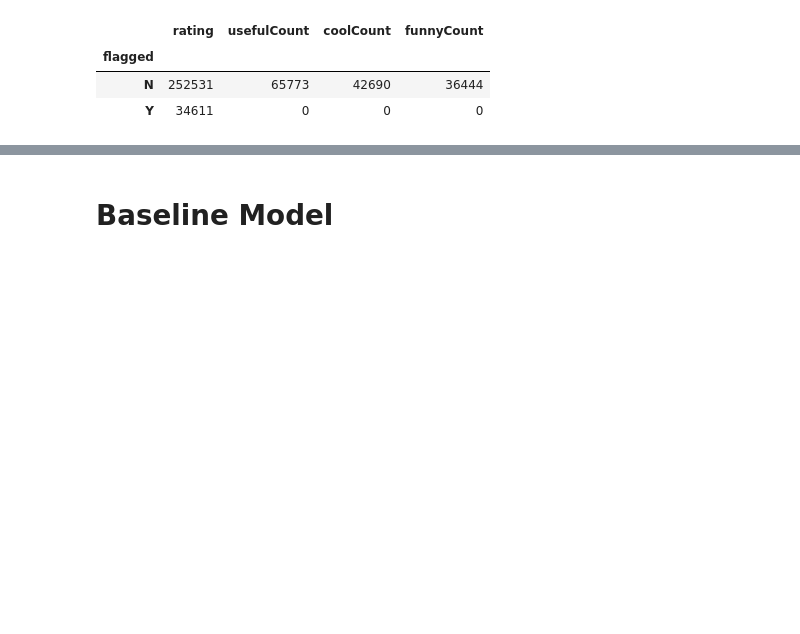
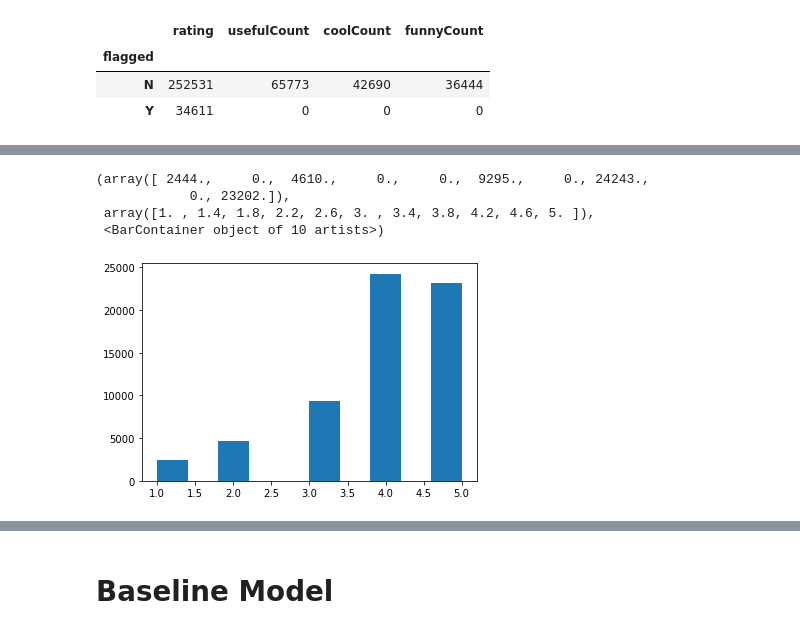
Before and after one commit to yizhang7210/w266-final-project, a Jupyter notebook: notebook.ipynb, the cells around one changed output, grey strips where cells are left out. Saved outputs shown, nothing was run; the diff lists cells and outputs as text; code cells hidden in the pictures; blank space fills up the shorter version.

```diff
--- a/notebook.ipynb
+++ b/notebook.ipynb
@@ -141,3 +142,9 @@ reviews.groupby('flagged').agg('sum')
 | flagged |  |  |  |  |
 | N | 252531 | 65773 | 42690 | 36444 |
 | Y | 34611 | 0 | 0 | 0 |
+# %%
+trueReviews = reviews[reviews['flagged'] == 'N']
+fakeReviews = reviews[reviews['flagged'] == 'Y']
+display(trueReviews.groupby('rating').agg('count'))
+plt.hist(x=trueReviews.rating, bins=10)
+# %% [output]
@@ -143,0 +158,5 @@ reviews.groupby('flagged').agg('sum')
+(array([ 2444.,     0.,  4610.,     0.,     0.,  9295.,     0., 24243.,
+            0., 23202.]),
+ array([1. , 1.4, 1.8, 2.2, 2.6, 3. , 3.4, 3.8, 4.2, 4.6, 5. ]),
+ <BarContainer object of 10 artists>)
+[figure, added]
```
Also changed, not shown: parts of 20 cells of this notebook.
